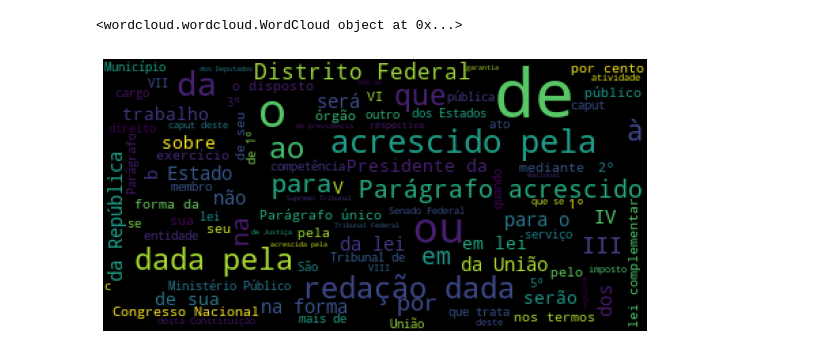
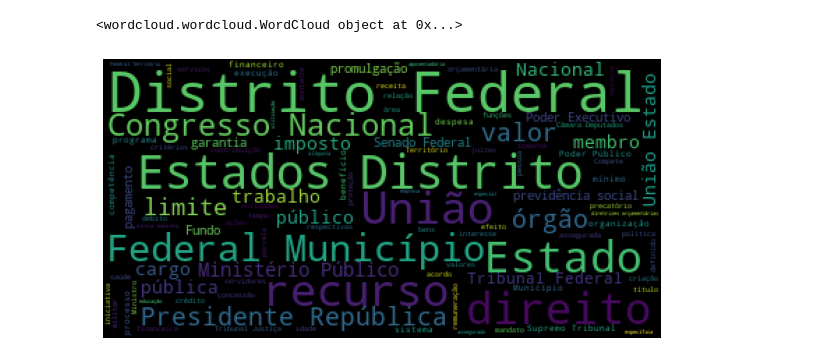
Before and after one commit to saulotp/constituicao, a Jupyter notebook: main.ipynb, the cells around one changed output. Saved outputs shown, nothing was run; the diff lists cells and outputs as text; code cells hidden in the pictures.

```diff
--- a/main.ipynb
+++ b/main.ipynb
@@ -5,32 +5,34 @@ import pandas as pd
 from wordcloud import WordCloud, STOPWORDS
 import matplotlib.pyplot as plt
 # %%
-with open("text.txt", 'r', encoding="utf-8") as file:
+with open("a.txt", 'r', encoding="utf-8") as file:
     t = file.readlines()
 
-print(t)
+#print(t)
 # %%
 stopwords = set(STOPWORDS)
-badwords = {'Artigo', 'e', 'Emenda', 'Inciso', 'Constitucional', 'nº', 'II', 'I', 'Art', 'da lei'}
+badwords = {'Artigo', 'e', 'Emenda', 'Inciso', 'Constitucional', 'nº', 'II', 'I', 'Art', 'da lei',  "respectiva", "extraordinária" ,"transferência"}
 
 ## deleting the useless words on plot
 stopwords.update(badwords)
 
 ## plot parameters
 wordcloud = WordCloud(background_color='black',
                       stopwords=stopwords,
                       max_words=100,
-                      max_font_size=50,
+                      max_font_size=500,
                       random_state=42).generate("".join(t))
 
 
 ## Plot
 print(wordcloud)
-plt.figure(figsize=(10,5))
-fig = plt.figure(1)
+plt.figure(figsize=(10,10))
+
+#fig = plt.figure(1)
 plt.imshow(wordcloud)
 plt.axis('off')
+plt.savefig('filename.png', dpi=3000)
 plt.show()
 # %% [output]
 <wordcloud.wordcloud.WordCloud object at 0x...>
-[figure, old version]
+[figure, new version]
```
Also changed, not shown: 2 other files.
